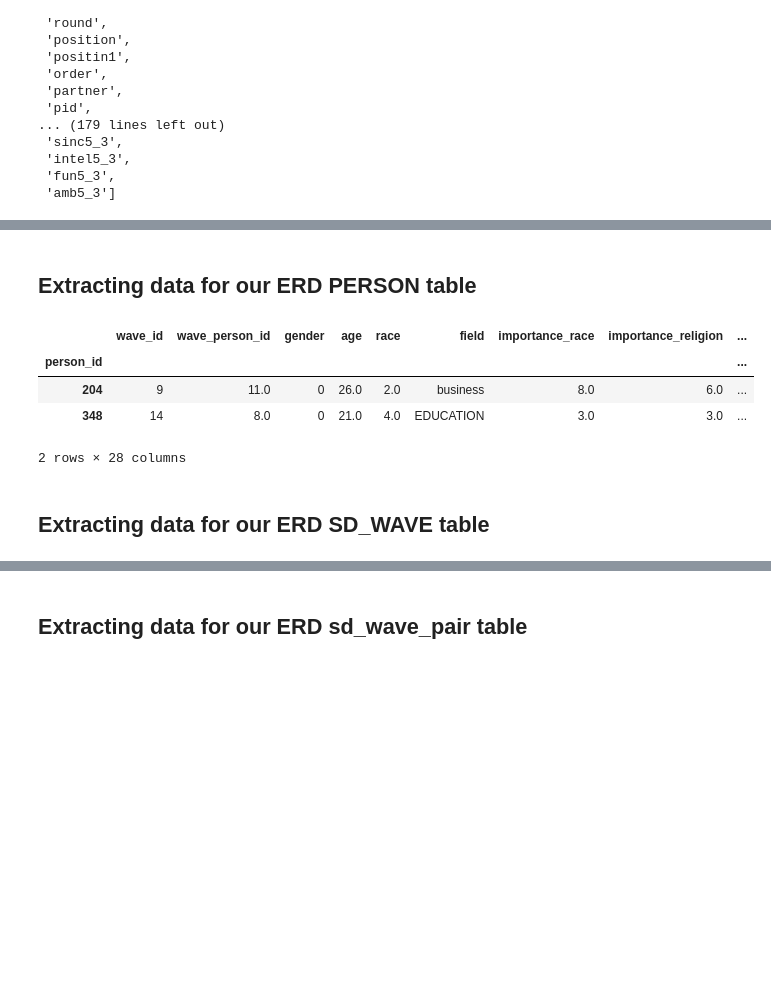
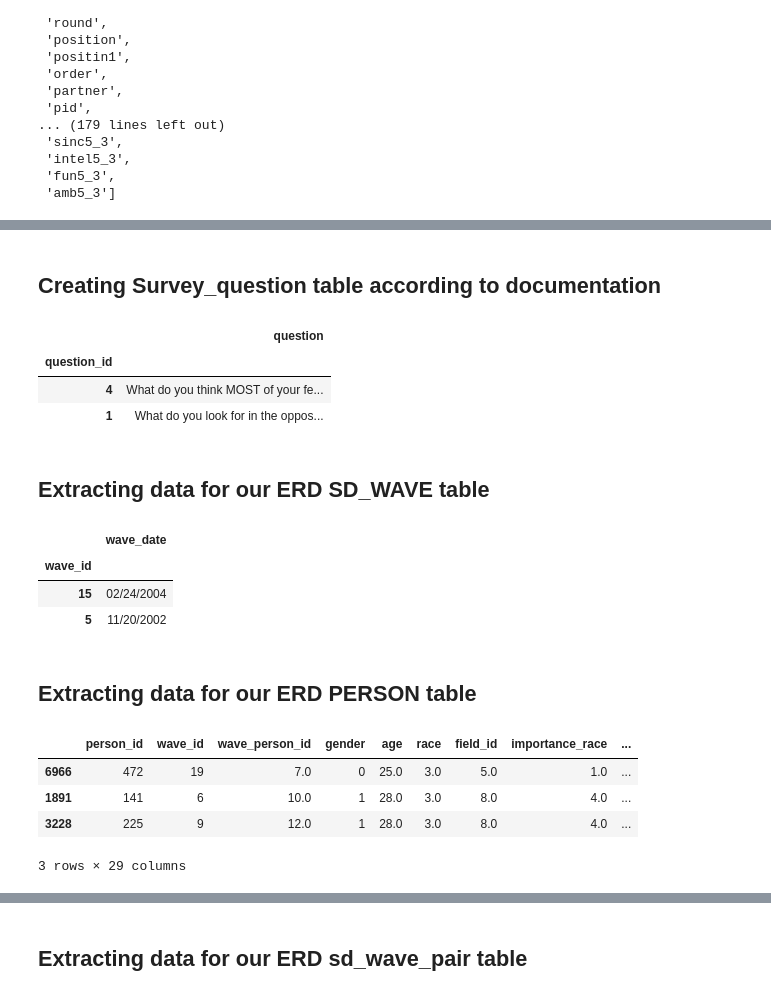
Before and after one commit to DavidGGonzalez/TeamBlue_FinalProject, a Jupyter notebook: Code/LoadDB.ipynb, the cells around one changed output, grey strips where cells are left out. Cells and saved outputs as stored; diff of their text form; code cells hidden in the pictures; blank space fills up the shorter version.

```diff
--- a/Code/LoadDB.ipynb
+++ b/Code/LoadDB.ipynb
@@ -8,4 +8,10 @@ import psycopg2
 
 from config import db_password
 from config import db_username
+# %%
+pd.set_option("display.max_columns", None)
+pd.set_option("display.max_rows", None)
+# %%
+pd.set_option("display.max_columns", 20)
+pd.set_option("display.max_rows", 20)
 # %%
@@ -43,31 +85,63 @@ list(raw_df)
+# %% [markdown]
+## Creating Survey_question table according to documentation
+# %%
+questions = ['What do you look for in the opposite sex?',
+             'What do you think MOST of your fellow men/women look for in the opposite sex?',
+             'What do you think the opposite sex looks for in a date?',
+             'How do you think you measure up?',
+             'How do you think others perceive you?',
+             'Distribute 100-points among the six attributes in the way that best reflects the actual importance of these attributes in your decisions']
+question_ids = [1, 4, 2, 3, 5, 7]
+
+survey_question_df = pd.DataFrame({'question_id': question_ids, 'question': questions})
+survey_question_df.set_index('question_id', inplace=True)
+survey_question_df.sample(2)
+# %% [output]
+|  | question |
+| question_id |  |
+| 4 | What do you think MOST of your fe... |
+| 1 | What do you look for in the oppos... |
+# %% [markdown]
+## Extracting data for our ERD SD_WAVE table
+# %%
+sd_wave_df = raw_df[['wave']].drop_duplicates()
+sd_wave_df.rename(columns = {'wave':'wave_id'}, inplace = True)
+
+# Adding the dates of the events (info only available in the documentation)
+wave_date = ['10/16/2002', '10/23/2002', '11/12/2002', '11/12/2002', '11/20/2002', '03/26/2003', '03/26/2003', '04/02/2003',
+             '04/02/2003', '09/24/2003', '09/24/2003', '10/07/2003', '10/08/2003', '10/08/2003', '02/24/2004', '02/25/2004',
+             '02/25/2004', '04/06/2004', '04/06/2004', '04/07/2004', '04/07/2004']
+sd_wave_df['wave_date'] = wave_date
+sd_wave_df.set_index('wave_id', inplace=True)
+sd_wave_df.sample(2)
+# %% [output]
+|  | wave_date |
+| wave_id |  |
+| 15 | 02/24/2004 |
+| 5 | 11/20/2002 |
 # %% [markdown]
 ## Extracting data for our ERD PERSON table
 # %%
 # Table person in our ERD
-person_df = raw_df[['iid', 'wave', 'id', 'gender', 'age', 'race', 'field',
+person_df = raw_df[['iid', 'wave', 'id', 'gender', 'age', 'race', 'field_cd',
                     'imprace', 'imprelig', 'goal', 'date', 'go_out', 'sports',
                     'tvsports', 'exercise', 'dining', 'museums', 'art', 'hiking',
                     'gaming', 'clubbing', 'reading', 'tv', 'theater', 'movies',
                     'concerts', 'music', 'shopping', 'yoga']]
-person_df.columns = ['person_id', 'wave_id', 'wave_person_id', 'gender', 'age', 'race', 'field', 'importance_race',
+person_df.columns = ['person_id', 'wave_id', 'wave_person_id', 'gender', 'age', 'race', 'field_id', 'importance_race',
                      'importance_religion', 'goal', 'freq_date', 'freq_go_out', 'interest_sports', 'interest_tvsports',
                      'interest_exercise', 'interest_dining', 'interest_museums', 'interest_art', 'interest_hiking',
                      'interest_gaming', 'interest_clubbing', 'interest_reading', 'interest_tv', 'interest_theater',
                      'interest_movies', 'interest_concerts', 'interest_music', 'interest_shopping', 'interest_yoga']
-person_df.set_index('person_id', inplace=True)
+
 person_df = person_df.drop_duplicates()
-#person_df=person_df.reset_index(drop=True)
 
-person_df = person_df.dropna(axis='rows')
+# person_df = person_df.dropna(axis='rows')
 
-person_df.sample(2)
-
-#person_df
+person_df.sample(3)
 # %% [output]
-|  | wave_id | wave_person_id | gender | age | race | field | importance_race | importance_religion | ... |
-| person_id |  |  |  |  |  |  |  |  | ... |
-| 204 | 9 | 11.0 | 0 | 26.0 | 2.0 | business | 8.0 | 6.0 | ... |
-| 348 | 14 | 8.0 | 0 | 21.0 | 4.0 | EDUCATION | 3.0 | 3.0 | ... |
+|  | person_id | wave_id | wave_person_id | gender | age | race | field_id | importance_race | ... |
+| 6966 | 472 | 19 | 7.0 | 0 | 25.0 | 3.0 | 5.0 | 1.0 | ... |
+| 1891 | 141 | 6 | 10.0 | 1 | 28.0 | 3.0 | 8.0 | 4.0 | ... |
+| 3228 | 225 | 9 | 12.0 | 1 | 28.0 | 3.0 | 8.0 | 4.0 | ... |
-2 rows × 28 columns
+3 rows × 29 columns
-# %% [markdown]
-## Extracting data for our ERD SD_WAVE table
```
Also changed, not shown: parts of 96 cells of this notebook.
